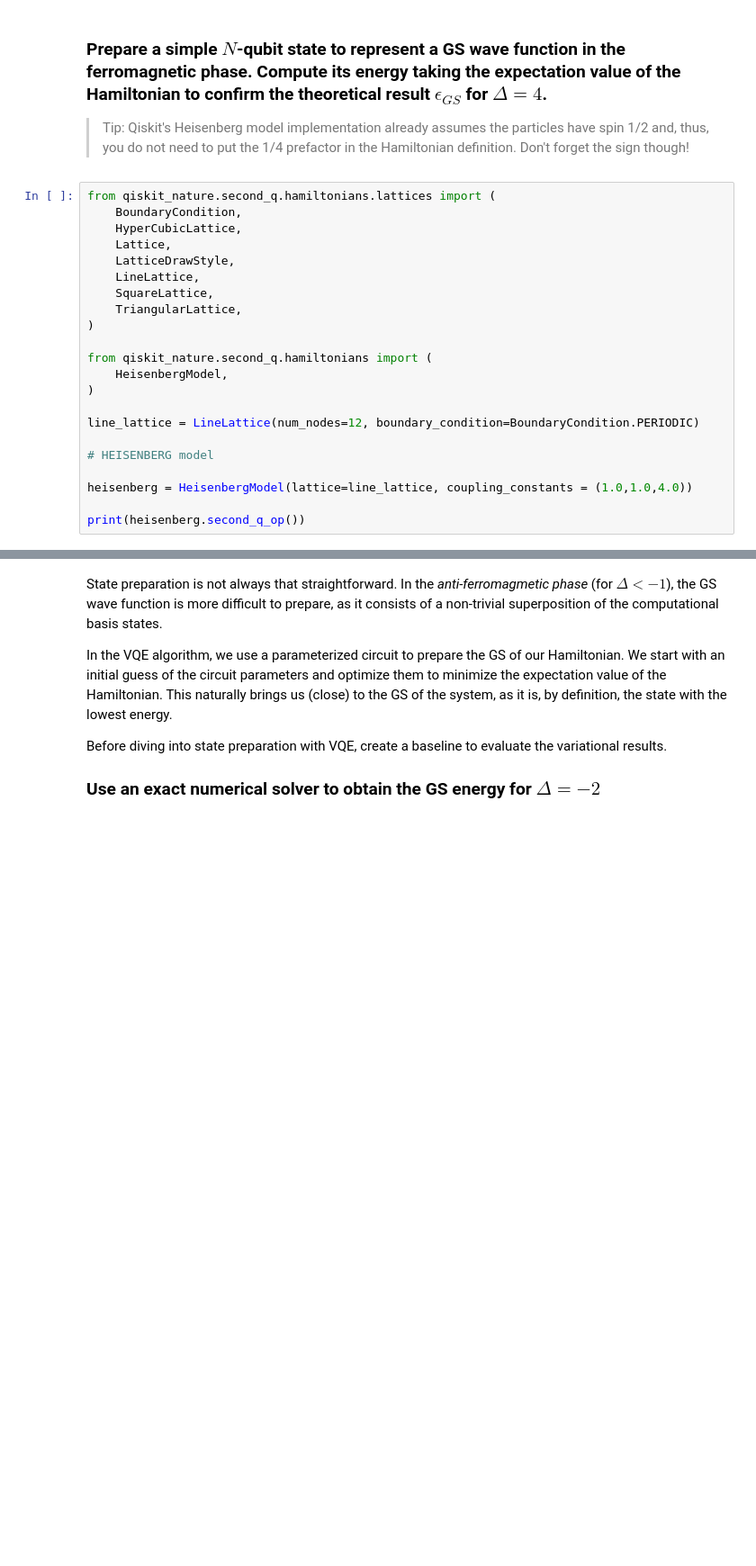
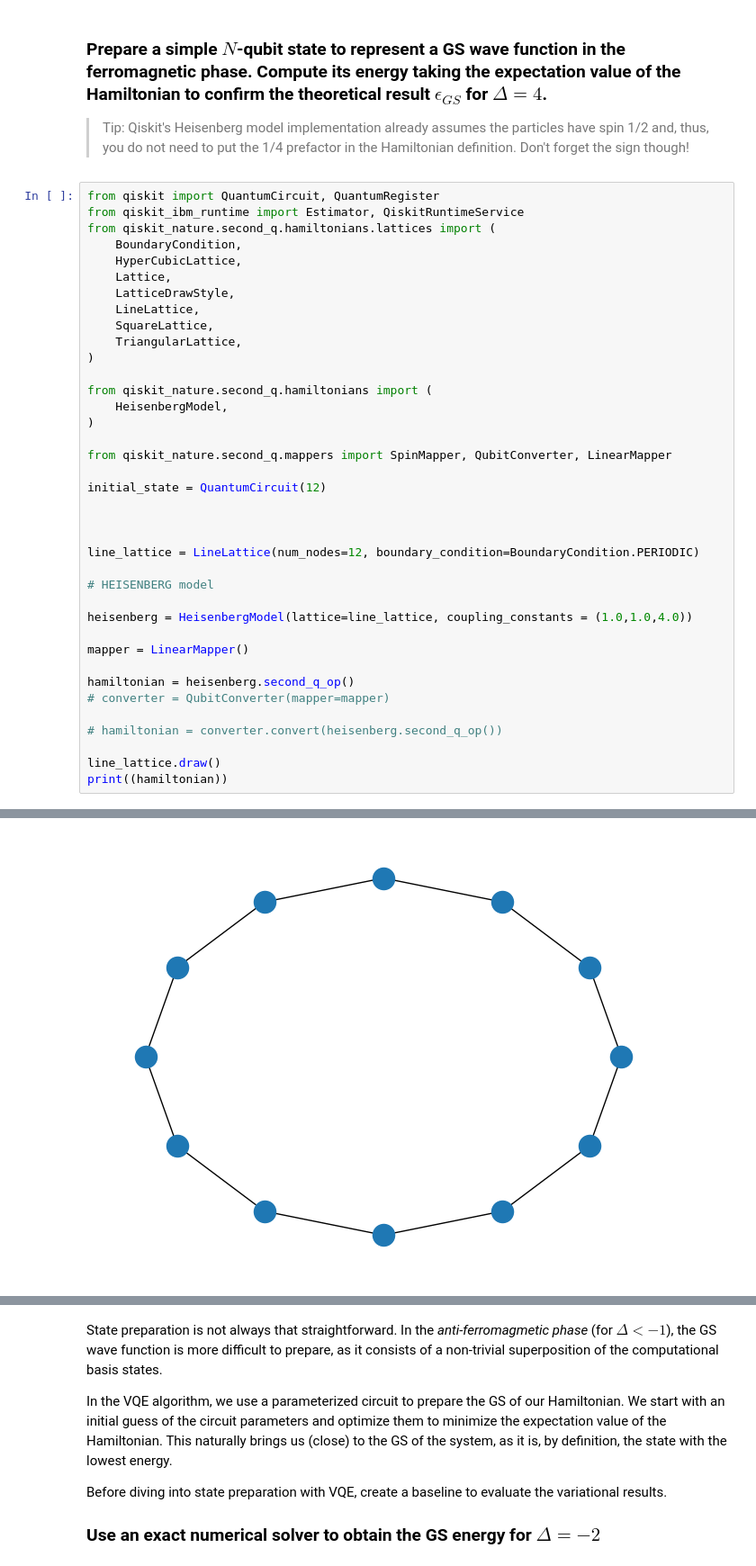
Before and after one commit to QuantumBarcelona/Qiskit-Hackathon-BCN, a Jupyter notebook: challenges/ICFO_challenge.ipynb, the cells around one changed output, grey strips where cells are left out. Shown at 90% size. Cells and saved outputs as stored; diff of their text form; blank space fills up the shorter version.

```diff
--- a/challenges/ICFO_challenge.ipynb
+++ b/challenges/ICFO_challenge.ipynb
@@ -80,6 +80,8 @@ $$\epsilon_{GS}=-N\frac{\Delta}{4}\,.$$
 
 > Tip: Qiskit's Heisenberg model implementation already assumes the particles have spin 1/2 and, thus, you do not need to put the 1/4 prefactor in the Hamiltonian definition. Don't forget the sign though!
 # %%
+from qiskit import QuantumCircuit, QuantumRegister
+from qiskit_ibm_runtime import Estimator, QiskitRuntimeService
 from qiskit_nature.second_q.hamiltonians.lattices import (
     BoundaryCondition,
     HyperCubicLattice,
@@ -91,31 +93,46 @@ from qiskit_nature.second_q.hamiltonians.lattices import (
 )
 
 from qiskit_nature.second_q.hamiltonians import (
     HeisenbergModel,
 )
 
+from qiskit_nature.second_q.mappers import SpinMapper, QubitConverter, LinearMapper
+
+initial_state = QuantumCircuit(12)
+
+
+
 line_lattice = LineLattice(num_nodes=12, boundary_condition=BoundaryCondition.PERIODIC)
 
 # HEISENBERG model
 
 heisenberg = HeisenbergModel(lattice=line_lattice, coupling_constants = (1.0,1.0,4.0))
 
-print(heisenberg.second_q_op())
+mapper = LinearMapper()
+
+hamiltonian = heisenberg.second_q_op()
+# converter = QubitConverter(mapper=mapper)
+
+# hamiltonian = converter.convert(heisenberg.second_q_op())
+
+line_lattice.draw()
+print((hamiltonian))
 # %% [output]
 Spin Operator
 spin=1/2, number spins=12, number terms=36
   1.0 * ( X_0 X_1 )
 + 1.0 * ( Y_0 Y_1 )
 + 4.0 * ( Z_0 Z_1 )
 + 1.0 * ( X_1 X_2 )
 + 1.0 * ( Y_1 Y_2 )
 + 4.0 * ( Z_1 Z_2 )
 + 1.0 * ( X_2 X_3 )
 + 1.0 * ( Y_2 Y_3 )
 + 4.0 * ( Z_2 Z_3 )
 + 1.0 * ( X_3 X_4 )
 ... (22 lines left out)
 + 4.0 * ( Z_10 Z_11 )
 + 1.0 * ( X_0 X_11 )
 + 1.0 * ( Y_0 Y_11 )
 + 4.0 * ( Z_0 Z_11 )
+[figure, added]
```
Also changed, not shown: parts of 1 cell of this notebook.
